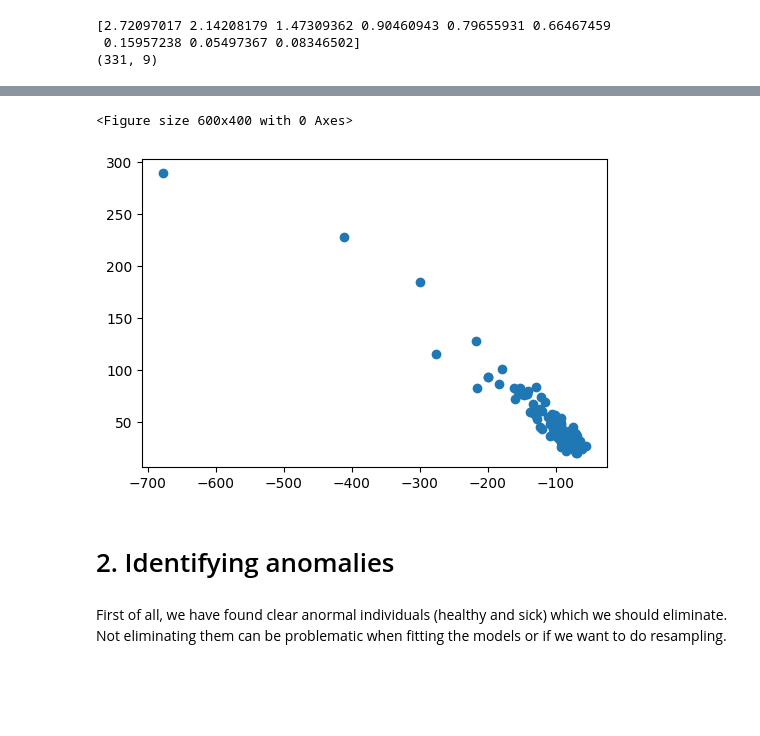
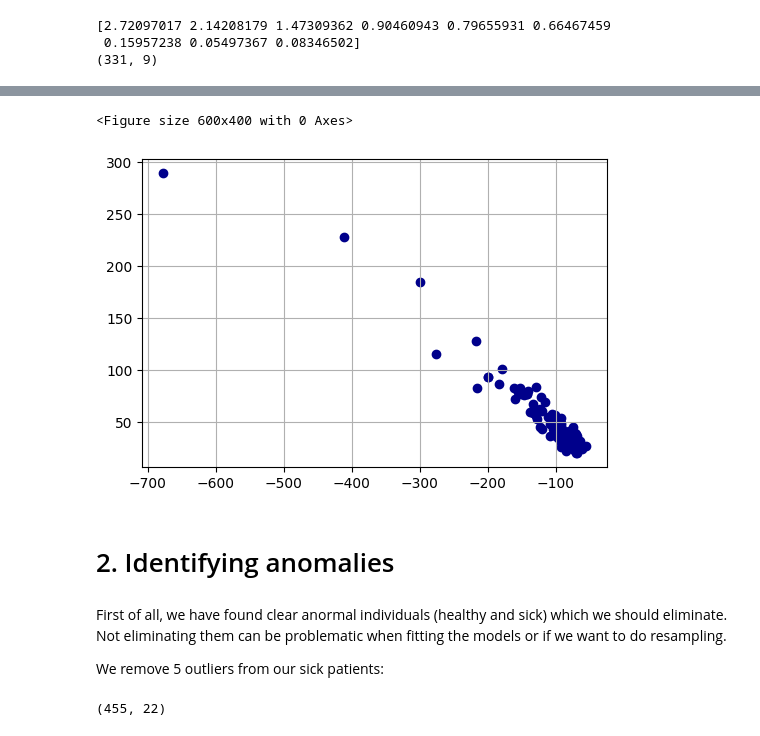
Before and after one commit to SrChen6/AA1-Competition, a Jupyter notebook: preprocessing-v2.ipynb, the cells around one changed output, grey strips where cells are left out. Cells and saved outputs as stored; diff of their text form; code cells hidden in the pictures; blank space fills up the shorter version.

```diff
--- a/preprocessing-v2.ipynb
+++ b/preprocessing-v2.ipynb
@@ -124,10 +125,10 @@ healthy_numdata = raw_data.drop(columns = ["Female", "Target"])[raw_data['Target
 corr = healthy_numdata.corr()
 
 eigs, U = np.linalg.eig(corr)
-X_pca = healthy_numdata @ U
+healthy_pca = healthy_numdata @ U
 
 print(eigs)
-print(X_pca.shape)
+print(healthy_pca.shape)
 # %% [output]
 [3.31745296 2.18729537 1.13108032 1.00219726 0.65735369 0.41528247
  0.26302742 0.01553821 0.0107723 ]
@@ -135,14 +136,27 @@ print(X_pca.shape)
 # %%
-x = X_pca.loc[:, 0]
-y = X_pca.loc[:, 1]
-z = X_pca.loc[:, 2]
+x = healthy_pca.loc[:, 0]
+y = healthy_pca.loc[:, 1]
 
 plt.figure(figsize = (6, 4))
-_ = plt.scatter(x = x, y = y, cmap = "RdBu")
+_ = plt.scatter(x = x, y = y, c = "darkblue")
+_ = plt.grid()
 # %% [output]
 <Figure size 600x400 with 0 Axes>
-[figure, old version]
+[figure, new version]
 # %% [markdown]
 # 2. Identifying anomalies
 # %% [markdown]
 First of all, we have found clear anormal individuals (healthy and sick) which we should eliminate. Not eliminating them can be problematic when fitting the models or if we want to do resampling.
+
+We remove 5 outliers from our sick patients:
+# %%
+sick_data = raw_data[raw_data['Target'] == 0]
+healthy_data = raw_data[raw_data['Target'] == 1]
+
+sick_data = sick_data[sick_pca.loc[:, 0] <= 600]
+healthy_data = healthy_data[healthy_pca.loc[:, 1] <= 150]
+
+data_v1 = pd.concat([sick_data, healthy_data], axis = 1)
+data_v1.shape
+# %% [output]
+(455, 22)
```
Also changed, not shown: parts of 5 cells of this notebook, 2 other files.
